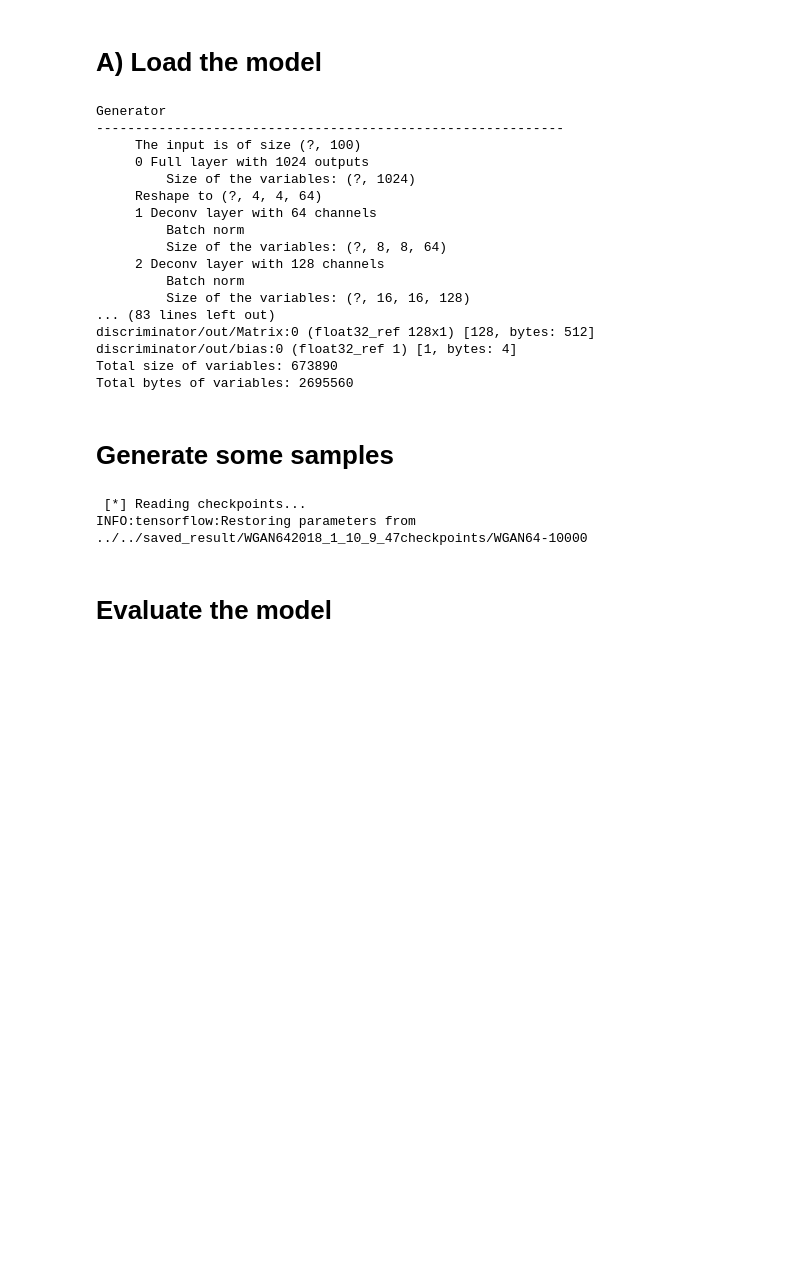
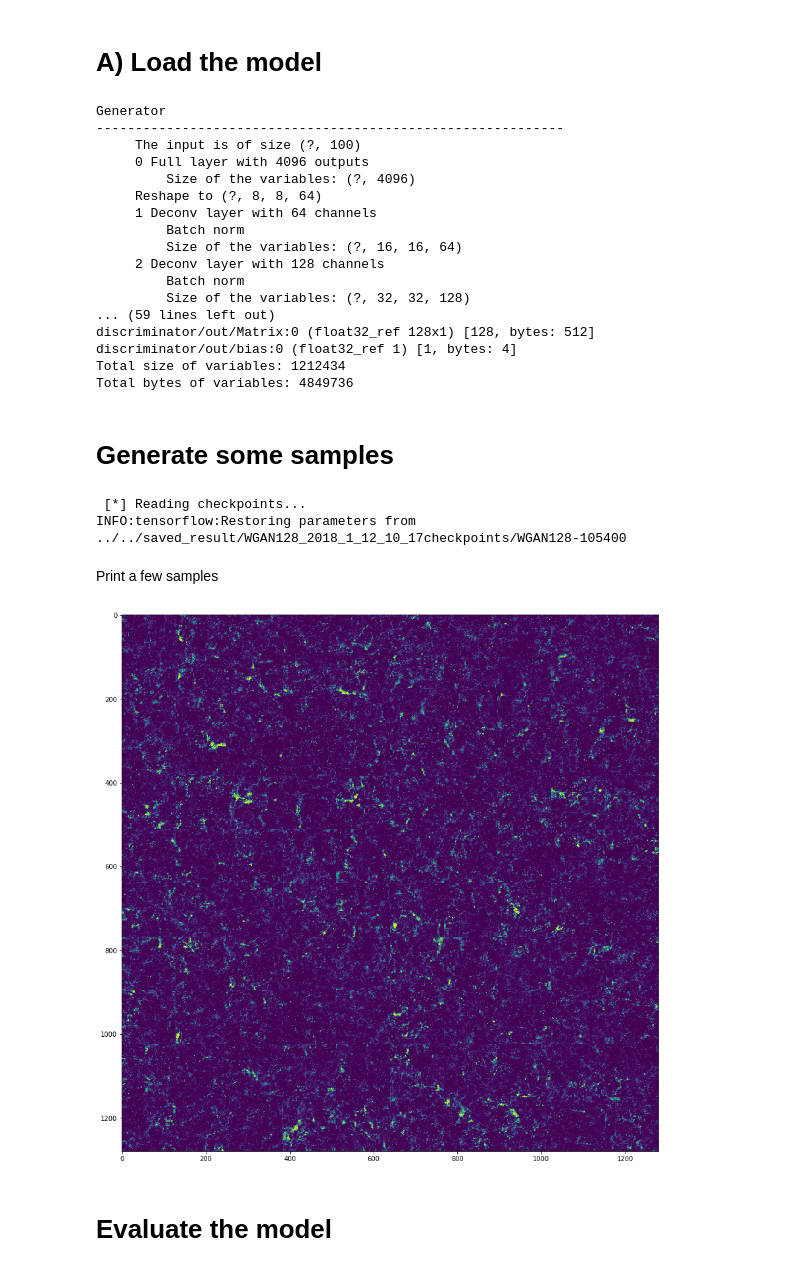
Before and after one commit to nperraud/darkmattergan, a Jupyter notebook: Viewing model performance.ipynb, the cells around one changed output. Saved outputs shown, nothing was run; the diff lists cells and outputs as text; code cells hidden in the pictures; blank space fills up the shorter version.

```diff
--- a/Viewing model performance.ipynb
+++ b/Viewing model performance.ipynb
@@ -76,7 +76,8 @@ try:
 except:
     pass
 
-pathgan = '../../saved_result/WGAN642018_1_10_9_47checkpoints/'
+# pathgan = '../../saved_result/WGAN64_2018_1_11_15_41checkpoints/'
+pathgan = '../../saved_result/WGAN128_2018_1_12_10_17checkpoints/'
 
 
 
@@ -87,37 +88,45 @@ obj = GAN(params)
 Generator
 ------------------------------------------------------------
      The input is of size (?, 100)
-     0 Full layer with 1024 outputs
-         Size of the variables: (?, 1024)
-     Reshape to (?, 4, 4, 64)
+     0 Full layer with 4096 outputs
+         Size of the variables: (?, 4096)
+     Reshape to (?, 8, 8, 64)
      1 Deconv layer with 64 channels
          Batch norm
-         Size of the variables: (?, 8, 8, 64)
+         Size of the variables: (?, 16, 16, 64)
      2 Deconv layer with 128 channels
          Batch norm
-         Size of the variables: (?, 16, 16, 128)
-... (83 lines left out)
+         Size of the variables: (?, 32, 32, 128)
+... (59 lines left out)
 discriminator/out/Matrix:0 (float32_ref 128x1) [128, bytes: 512]
 discriminator/out/bias:0 (float32_ref 1) [1, bytes: 4]
-Total size of variables: 673890
-Total bytes of variables: 2695560
+Total size of variables: 1212434
+Total bytes of variables: 4849736
 # %% [markdown]
 # Generate some samples
 # %%
 N = 500
 checkpoints = None
-# checkpoints = '44000'
+checkpoints = '105400'
 
 if checkpoints is None:
     gen_sample, gen_sample_raw = obj.generate(N=N)
 else:
     file_name = pathgan+obj.model_name+'-'+checkpoints
+
     gen_sample, gen_sample_raw = obj.generate(N=N, file_name=file_name)
 
 real_sample_raw = utils.backward_map(img_small[:N],k=k)
 # %% [output]
  [*] Reading checkpoints...
-INFO:tensorflow:Restoring parameters from ../../saved_result/WGAN642018_1_10_9_47checkpoints/WGAN64-10000
+INFO:tensorflow:Restoring parameters from ../../saved_result/WGAN128_2018_1_12_10_17checkpoints/WGAN128-105400
+# %% [markdown]
+Print a few samples
+# %%
+plt.figure(figsize=(15,15))
+utils.draw_images(np.squeeze(gen_sample),nx=10,ny=10,px=ns,py=ns)
+# %% [output]
+[figure, added]
 # %% [markdown]
 # Evaluate the model
 # %%
```
Also changed, not shown: parts of 5 cells of this notebook, 8 other files.
